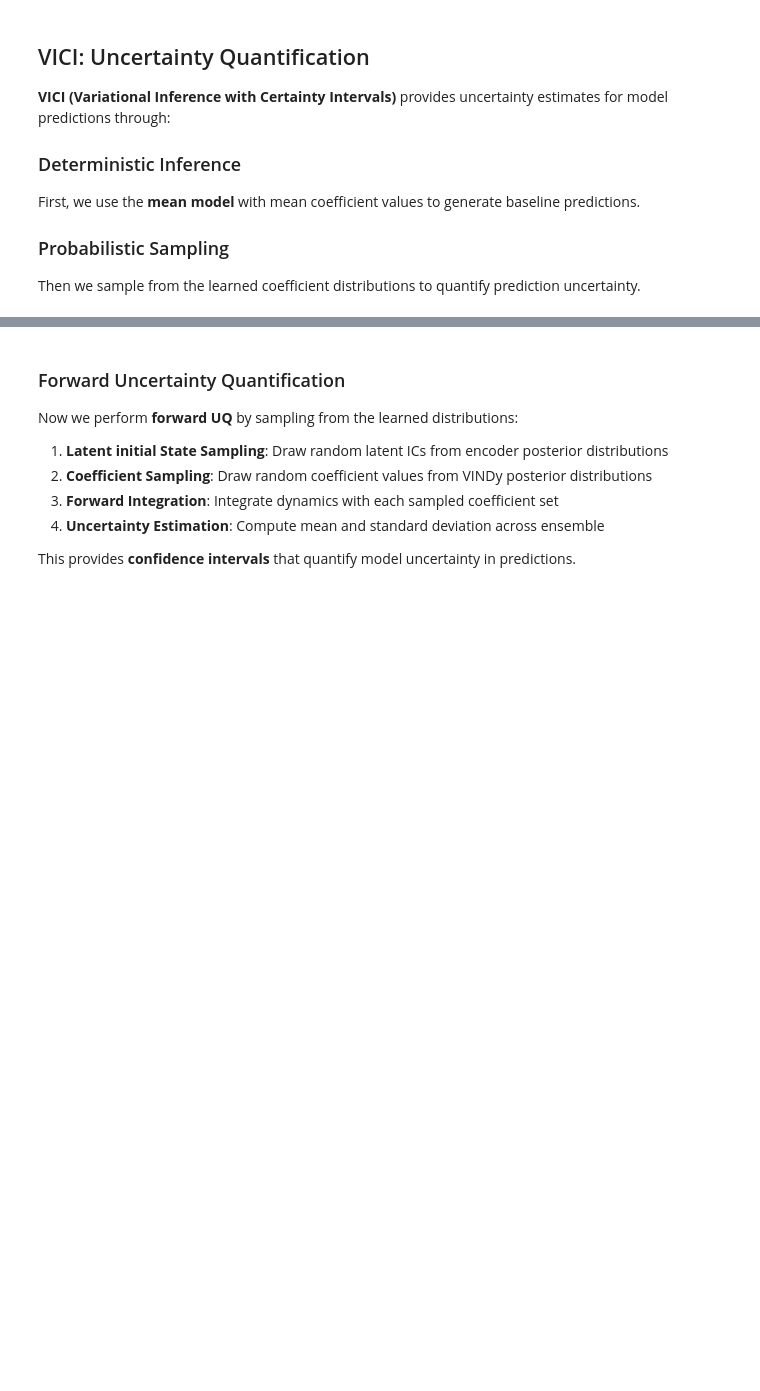
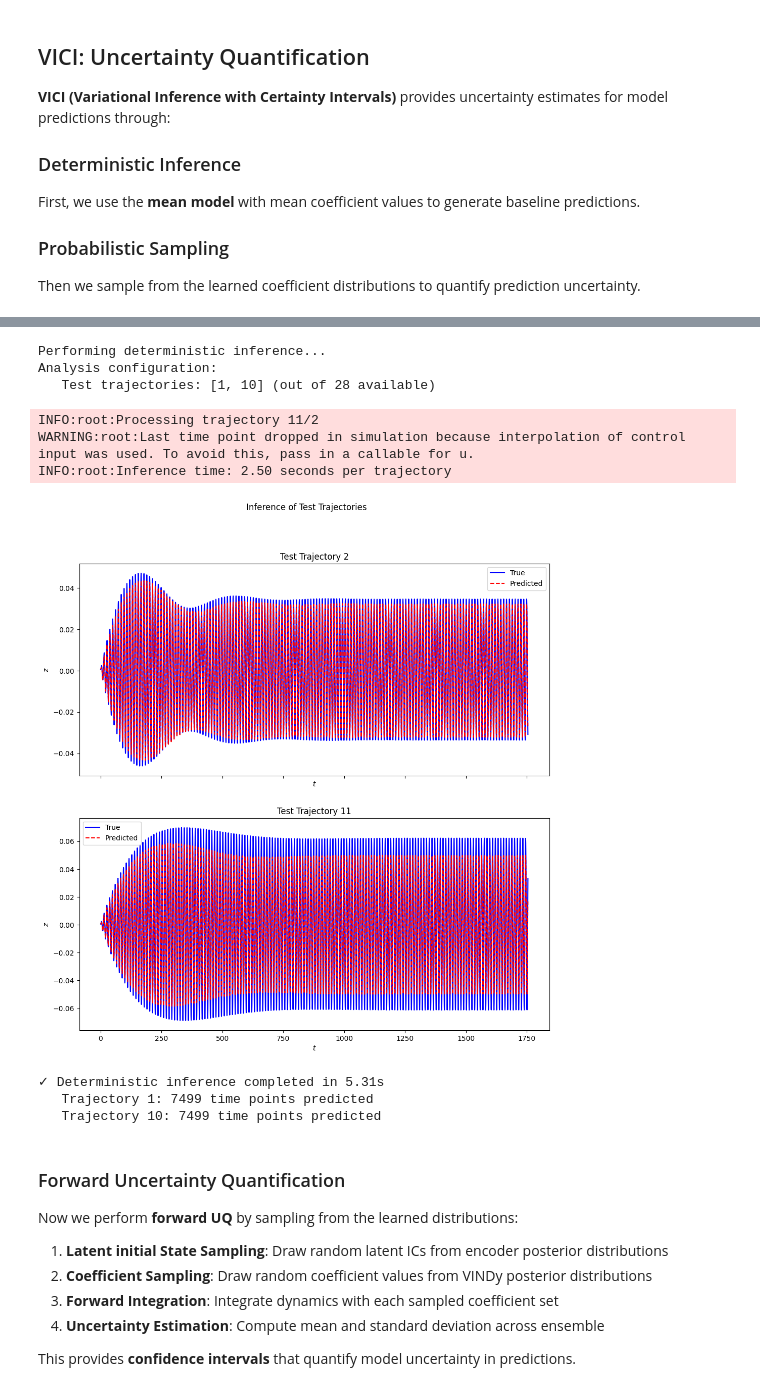
Before and after one commit to ContiPaolo/VENI-VINDy-VICI, a Jupyter notebook: examples/MEMS/MEMS.ipynb, the cells around one changed output, grey strips where cells are left out. Drawn from its saved outputs; the diff is of its cells as text; code cells hidden in the pictures; blank space fills up the shorter version.

```diff
--- a/examples/MEMS/MEMS.ipynb
+++ b/examples/MEMS/MEMS.ipynb
@@ -482,12 +505,10 @@ Then we sample from the learned coefficient distributions to quantify prediction
 print("Performing deterministic inference...")
 
 # Select test trajectories for analysis
-n_traj = 10  # Number of uncertainty samples
 test_ids = [1, 10]  # Test trajectory indices to analyze
 
 print(f"Analysis configuration:")
 print(f"   Test trajectories: {test_ids} (out of {n_sims} available)")
-print(f"   Uncertainty samples: {n_traj}")
 
 # Perform deterministic inference using mean coefficients
 inference_start = time.time()
@@ -515,3 +536,4 @@ try:
 except Exception as e:
     print(f"Inference failed: {e}")
     raise
+# %% [output]
@@ -518,3 +542,13 @@ except Exception as e:
+Performing deterministic inference...
+Analysis configuration:
+   Test trajectories: [1, 10] (out of 28 available)
+INFO:root:Processing trajectory 11/2
+WARNING:root:Last time point dropped in simulation because interpolation of control input was used. To avoid this, pass in a callable for u.
+INFO:root:Inference time: 2.50 seconds per trajectory
+[figure, added]
+✓ Deterministic inference completed in 5.31s
+   Trajectory 1: 7499 time points predicted
+   Trajectory 10: 7499 time points predicted
 # %% [markdown]
 ### Forward Uncertainty Quantification
 
```
Also changed, not shown: parts of 7 cells of this notebook, 1 other file.
